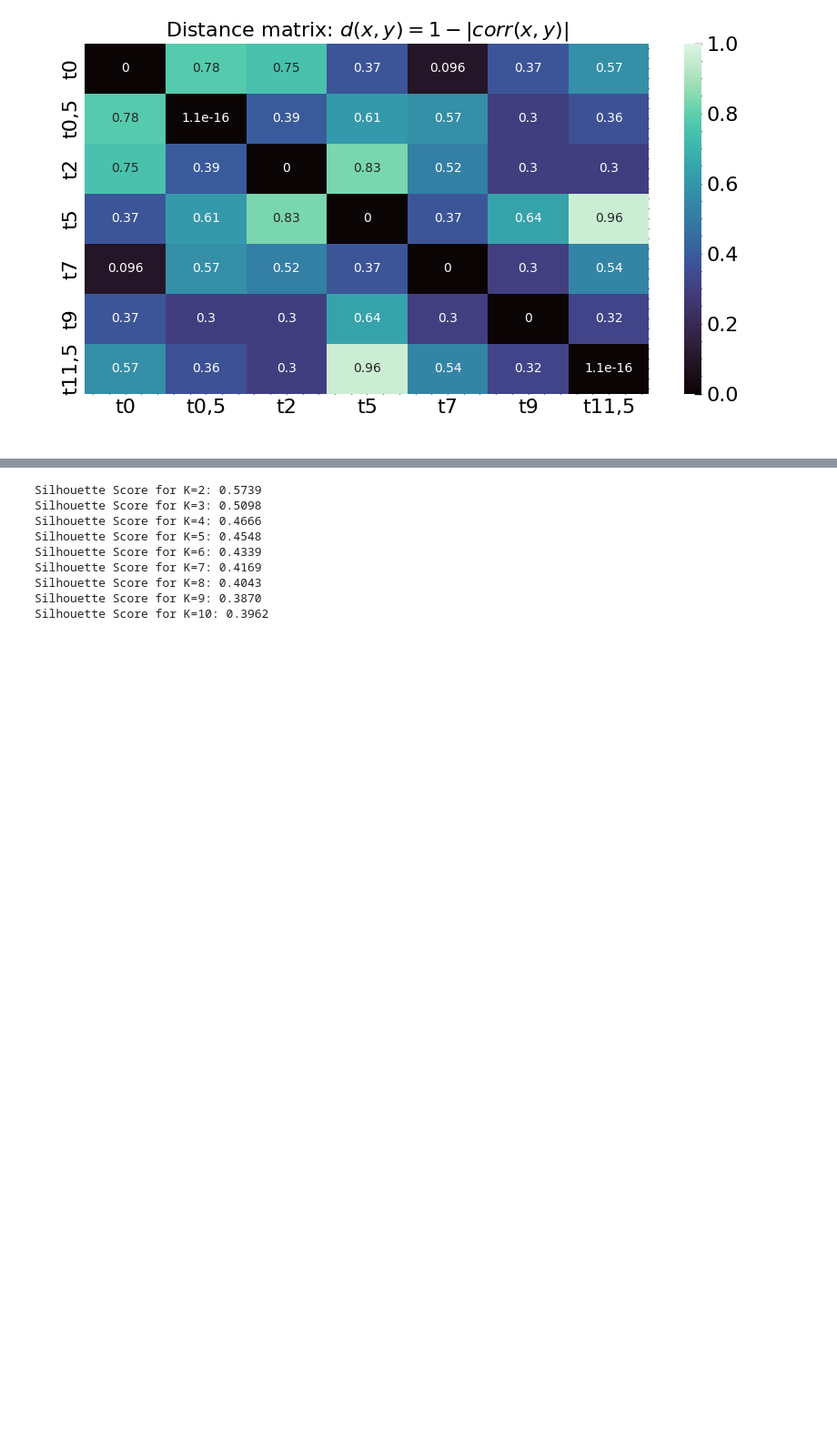
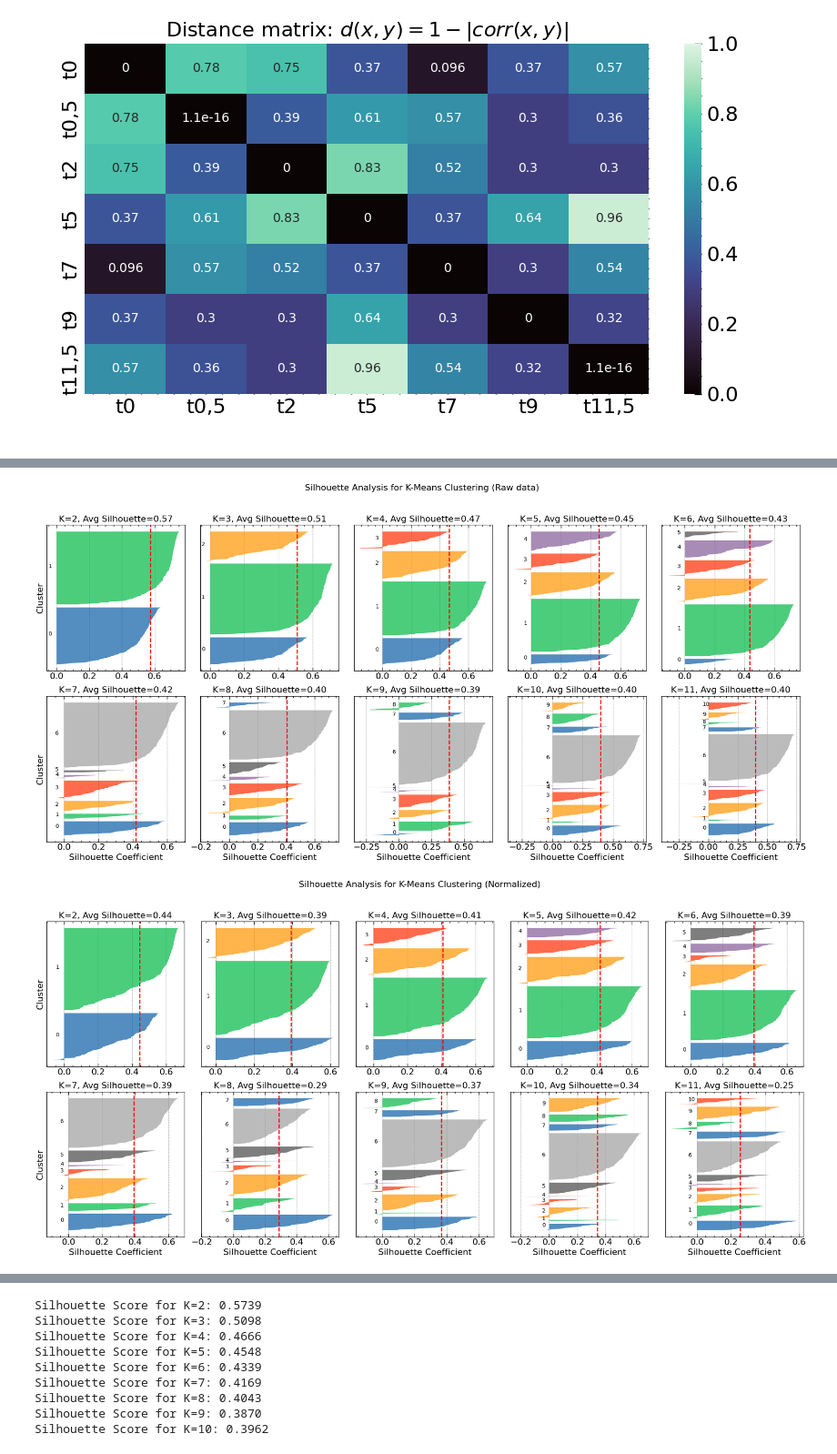
Before and after one commit to MarioPasc/complearn_projects, a Jupyter notebook: Clustering/code/k_means_clustering_sporulaton.ipynb, the cells around one changed output, grey strips where cells are left out. Shown at 91% size. Saved outputs shown, nothing was run; the diff lists cells and outputs as text; code cells hidden in the pictures; blank space fills up the shorter version.

Commit message:
Silhouette score for different input values; Normalization of raw data

```diff
--- a/Clustering/code/k_means_clustering_sporulaton.ipynb
+++ b/Clustering/code/k_means_clustering_sporulaton.ipynb
@@ -325,3 +400,82 @@ Cleaned Centroids for K = 7:
+# %%
+def kmeans_silhouette_analysis(data: pd.DataFrame, k_centroids_dict: dict, title:str = 'Silhouette Analysis for K-Means Clustering'):
+    """
+    Performs KMeans clustering and silhouette analysis for a range of K values, using
+    the specified initial centroids for each K, returning a DataFrame with the average
+    silhouette score for each K and generating silhouette plots for each K.
+
+    Parameters:
+    - data: pd.DataFrame, the dataset containing the feature values.
+    - k_centroids_dict: dict, where the keys are K values and the values are the initial centroids for that K.
+
+    Returns:
+    - results_df: pd.DataFrame, containing the K values and their corresponding average silhouette score.
+    """
+
+    X = data.values  # Convert DataFrame to numpy array for KMeans
+
+    # Initialize the DataFrame to store results
+    results = {
+        'K': [],
+        'Silhouette Avg': []
+    }
+
+    # Create a figure for the subplots (2 rows x 5 columns for a maximum of 10 K values)
+    fig, axes = plt.subplots(nrows=2, ncols=5, figsize=(20, 10))
+    fig.suptitle(title, fontsize=16)
+
+    # Flatten the axes array to easily index it
+    axes = axes.flatten()
+
+    for idx, (K, initial_centroids) in enumerate(k_centroids_dict.items()):
+        # Perform KMeans clustering
+        kmeans = KMeans(n_clusters=K, init=initial_centroids, n_init=1, random_state=42)
+        kmeans.fit(X)
+        labels = kmeans.labels_
+
+        # Compute silhouette score and silhouette values
+        silhouette_avg = silhouette_score(X, labels)
+        silhouette_vals = silhouette_samples(X, labels)
+
+        # Store results
+        results['K'].append(K)
+        results['Silhouette Avg'].append(silhouette_avg)
+
+        # Plot the silhouette scores
+        ax = axes[idx]
+        y_lower = 10
+        for i in range(K):
+            ith_cluster_silhouette_vals = silhouette_vals[labels == i]
+            ith_cluster_silhouette_vals.sort()
+            size_cluster_i = ith_cluster_silhouette_vals.shape[0]
+            y_upper = y_lower + size_cluster_i
+            ax.fill_betweenx(np.arange(y_lower, y_upper), 0, ith_cluster_silhouette_vals, alpha=0.7)
+            ax.text(-0.05, y_lower + 0.5 * size_cluster_i, str(i))
+            y_lower = y_upper + 10
+
+        ax.set_title(f'K={K}, Avg Silhouette={silhouette_avg:.2f}')
+
+        if idx > 4: ax.set_xlabel('Silhouette Coefficient')
+        if (idx == 0 or idx == 5): ax.set_ylabel('Cluster')
+        ax.set_yticks([])
+        ax.axvline(x=silhouette_avg, color="red", linestyle="--")
+
+    # Hide any extra subplots that are not used
+    for i in range(len(k_centroids_dict), 10):
+        fig.delaxes(axes[i])
+
+    plt.tight_layout(rect=[0, 0, 1, 0.95])  # Adjust layout to make space for the title
+    plt.show()
+
+    # Convert results to DataFrame and return
+    results_df = pd.DataFrame(results)
+    return results_df
+
+results_unprocessed = kmeans_silhouette_analysis(data[data.columns[1:]], centroids_unprocessed, title='Silhouette Analysis for K-Means Clustering (Raw data)')
+results_normalized = kmeans_silhouette_analysis(data_normalized[data_normalized.columns[1:]], centroids_normalized, title='Silhouette Analysis for K-Means Clustering (Normalized)')
+# %% [output]
+[figure, added]
+[figure, added]
 # %%
 # Assuming your dataset is stored in a pandas DataFrame `data`
 X = data[data.columns[1:]].values  # Extract the gene expression values
```
Also changed, not shown: parts of 8 cells of this notebook, 2 other files.
